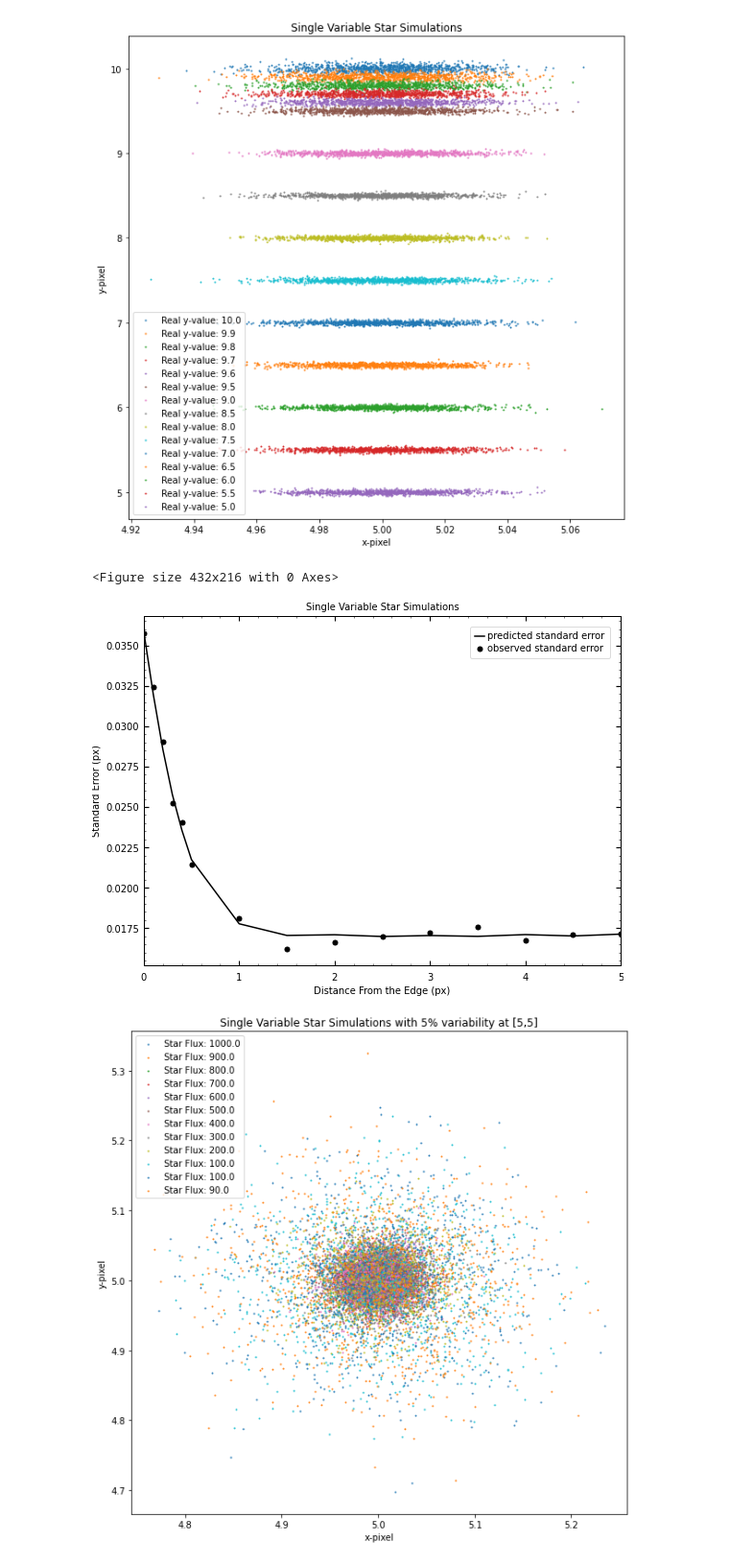
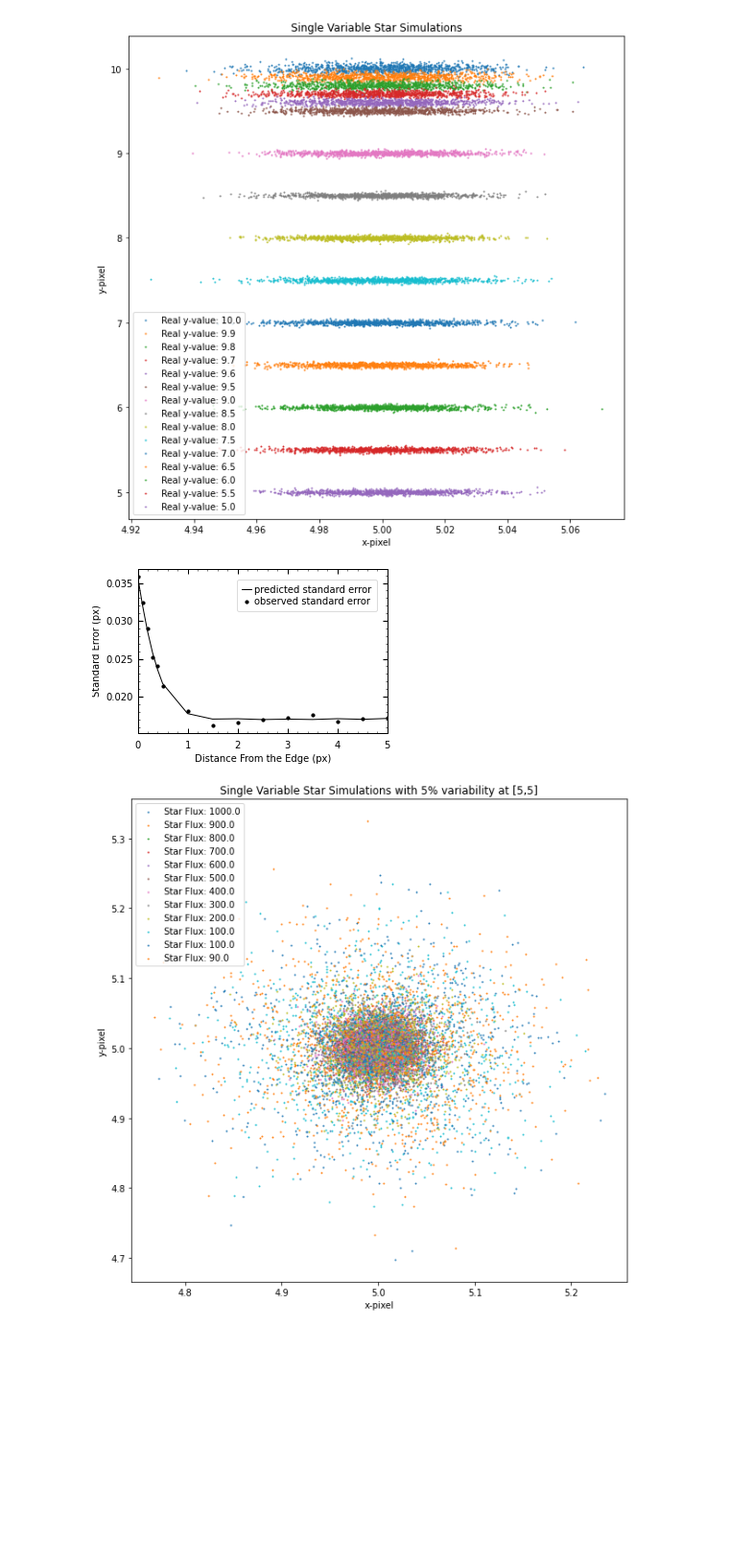
Before and after one commit to Higgins00/AstroResearch, a Jupyter notebook: Simulations.ipynb, the cells around one changed output. Shown: that part at 96% size. Saved outputs shown, nothing was run; the diff lists cells and outputs as text; code cells hidden in the pictures; blank space fills up the shorter version.

```diff
--- a/Simulations.ipynb
+++ b/Simulations.ipynb
@@ -505,13 +503,16 @@ from tqdm import tqdm_notebook
 import PRF
 # %%
 
-def Simulate_Random_Image(imageshape=(11,11),separation=None,backgroundnoise=0,star1flux = 1000,star2flux = 1000,star1pos=[5,5],relamp =.05 ):
+def Simulate_Random_Image(imageshape=(11,11),separation=None,backgroundnoise=0,star1flux = 1000,star2flux = 1000,star1pos=[5,5],relamps1 =[.05],relamps2 = [.05],freqs1 =[1],freqs2=[2] ):
     time = np.arange(1315)*1./48.#change back to 1315 for final sim
     freq1 = 1 #per day
     freq2 = 0 #per day
-    #relamp = .05
-    signal1 = relamp * np.sin(time*2*np.pi*freq1)
-    signal2 = .01 * np.sin(time*2*np.pi*freq2) #+ stats.norm.rvs(len(time))*.01
+    for i in np.arange(len(freqs1)):
+        signal1 += relamps1[i] * np.sin(time*2*np.pi*freqs1[i])
+    #signal1 = relamp * np.sin(time*2*np.pi*freq1)
+    for i in np.arange(len(freqs2)):
+        signal1 += relamps2[i] * np.sin(time*2*np.pi*freqs2[i])
+    #signal2 = .01 * np.sin(time*2*np.pi*freq2) #+ stats.norm.rvs(len(time))*.01
 
 
 
@@ -594,14 +595,16 @@ def Simulate_Random_Image(imageshape=(11,11),separation=None,backgroundnoise=0,s
 
     diction = {
         'stars':stars,
-        'Frequencystar1':freq1,
-        'Frequencystar2':freq2,
+        'Frequencystar1':freqs1,
+        'Frequencystar2':freqs2,
         'star1position':star1pos,
         'star2position':star2pos,
         'star1flux':star1flux,
         'star2flux':star2flux,
         'time':time,
         'imageshape':imageshape,
+        'relamps1':relamps1,
+        'relamps2':relamps2,
         'separation':separation
     }
     return diction
@@ -842,7 +855,7 @@ def centroid(image,heat_stamp,heatmap_error,frequencies):
 
         x = params['x']
         y = params['y']
-        sigma = params['sigma']
+        sigma = .75
 
 
 
@@ -871,7 +884,7 @@ def centroid(image,heat_stamp,heatmap_error,frequencies):
         params.add('height{0:d}'.format(i), value=np.max(heat_stamp[i]))
     params.add('x', value=c[1][0])#c[0])
     params.add('y', value=c[0][0])#c[1])
-    params.add('sigma', value=1)
+    #params.add('sigma', value=1)
 
     #Do the fit
     minner = Minimizer(residual, params, fcn_args=(heat_stamp, heatmap_error))
@@ -1428,37 +1441,37 @@ plt.savefig('differentpositions.png')
 [figure]
 # %%
 
-plt.style.use('./az-paper-twocol.mplstyle')
-plt.tight_layout()
-plt.figure(figsize=(8,6))
+plt.figure(figsize=(9*.5,6*.5))
 x=np.append(np.arange(5,9.5,.5),np.arange(9.5,10.1,.1))
 y=[]
 z=[]
 y1=[]
 z1=[]
 data1 = pd.read_csv('1000simulatedfits_1stardifferentpositions_seeing75.csv')
 for i in np.arange(0,15):
     sim_std = np.std(data1['y fit'][i*1000:(i+1)*1000])
     fit_std = np.mean(data1['y stderr'][i*1000:(i+1)*1000])
     y.extend([sim_std])
     z.extend([fit_std])
 
-plt.scatter(10-x[::-1],y,label='observed standard error')
-plt.plot(10-x[::-1],z,label = 'predicted standard error')
+plt.scatter(10-x[::-1],y,label='observed standard error',s=10)
+plt.plot(10-x[::-1],z,label = 'predicted standard error',linewidth=1)
 
 #plt.yscale('log')
-plt.xlabel(r'Distance From the Edge (px)')
-plt.ylabel(r'Standard Error (px)')
-plt.title(r'Single Variable Star Simulations')
 plt.xlim(0,5)
+plt.style.use('./az-paper-twocol.mplstyle')
+#plt.tight_layout(pad=.5)
 
+plt.legend(fontsize=10)
 
-plt.legend(fontsize='medium')
+plt.xlabel(r'Distance From the Edge (px)',fontsize=10)
+plt.ylabel(r'Standard Error (px)',fontsize=10)
 
-plt.savefig('differentpositions_error.png')
+plt.tight_layout()
+
+plt.savefig('differentpositions_error.pdf',dpi=400)
 # %% [output]
-<Figure size 432x216 with 0 Axes>
-[figure, old version]
+[figure, new version]
 # %%
 data = pd.read_csv('1000simulatedfits_centerposition_seeing75_5percentvariability_diferentflux.csv')
 plt.figure(figsize=(10,10))
```
Also changed, not shown: parts of 17 cells of this notebook, 6 other files.
